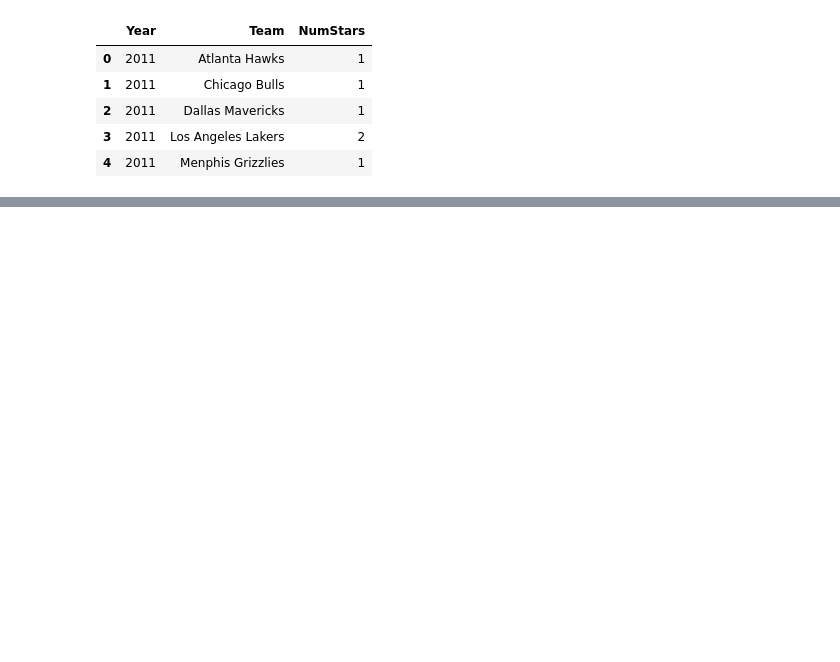
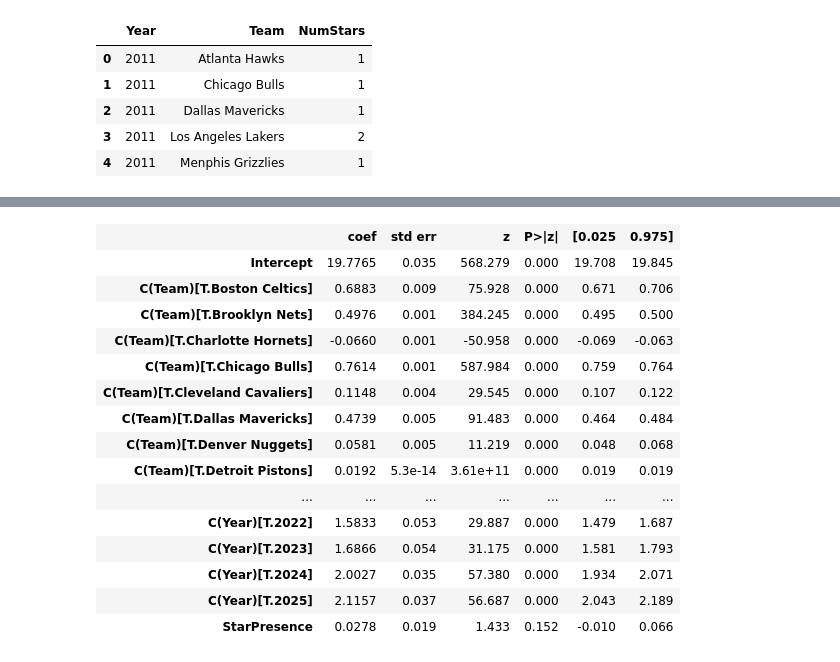
Before and after one commit to shokubohcm/personal_blog, a Jupyter notebook: nba_teamValuation/3_Analysis/Analysis.ipynb, the cells around one changed output, grey strips where cells are left out. Cells and saved outputs as stored; diff of their text form; code cells hidden in the pictures; blank space fills up the shorter version.

```diff
--- a/nba_teamValuation/3_Analysis/Analysis.ipynb
+++ b/nba_teamValuation/3_Analysis/Analysis.ipynb
@@ -42,0 +84,24 @@ star.to_csv('../data/data_star.csv', index=False)
+# %%
+import statsmodels.formula.api as smf
+
+m1 = smf.ols("LogValuation ~ StarPresence + C(Team) + C(Year)", data=df)\
+        .fit(cov_type="cluster", cov_kwds={"groups": df["Team"]})
+
+m1.summary().tables[1]
+# %% [output]
+|  | coef | std err | z | P>|z| | [0.025 | 0.975] |
+| Intercept | 19.7765 | 0.035 | 568.279 | 0.000 | 19.708 | 19.845 |
+| C(Team)[T.Boston Celtics] | 0.6883 | 0.009 | 75.928 | 0.000 | 0.671 | 0.706 |
+| C(Team)[T.Brooklyn Nets] | 0.4976 | 0.001 | 384.245 | 0.000 | 0.495 | 0.500 |
+| C(Team)[T.Charlotte Hornets] | -0.0660 | 0.001 | -50.958 | 0.000 | -0.069 | -0.063 |
+| C(Team)[T.Chicago Bulls] | 0.7614 | 0.001 | 587.984 | 0.000 | 0.759 | 0.764 |
+| C(Team)[T.Cleveland Cavaliers] | 0.1148 | 0.004 | 29.545 | 0.000 | 0.107 | 0.122 |
+| C(Team)[T.Dallas Mavericks] | 0.4739 | 0.005 | 91.483 | 0.000 | 0.464 | 0.484 |
+| C(Team)[T.Denver Nuggets] | 0.0581 | 0.005 | 11.219 | 0.000 | 0.048 | 0.068 |
+| C(Team)[T.Detroit Pistons] | 0.0192 | 5.3e-14 | 3.61e+11 | 0.000 | 0.019 | 0.019 |
+| ... | ... | ... | ... | ... | ... | ... |
+| C(Year)[T.2022] | 1.5833 | 0.053 | 29.887 | 0.000 | 1.479 | 1.687 |
+| C(Year)[T.2023] | 1.6866 | 0.054 | 31.175 | 0.000 | 1.581 | 1.793 |
+| C(Year)[T.2024] | 2.0027 | 0.035 | 57.380 | 0.000 | 1.934 | 2.071 |
+| C(Year)[T.2025] | 2.1157 | 0.037 | 56.687 | 0.000 | 2.043 | 2.189 |
+| StarPresence | 0.0278 | 0.019 | 1.433 | 0.152 | -0.010 | 0.066 |
```
Also changed, not shown: parts of 7 cells of this notebook.
